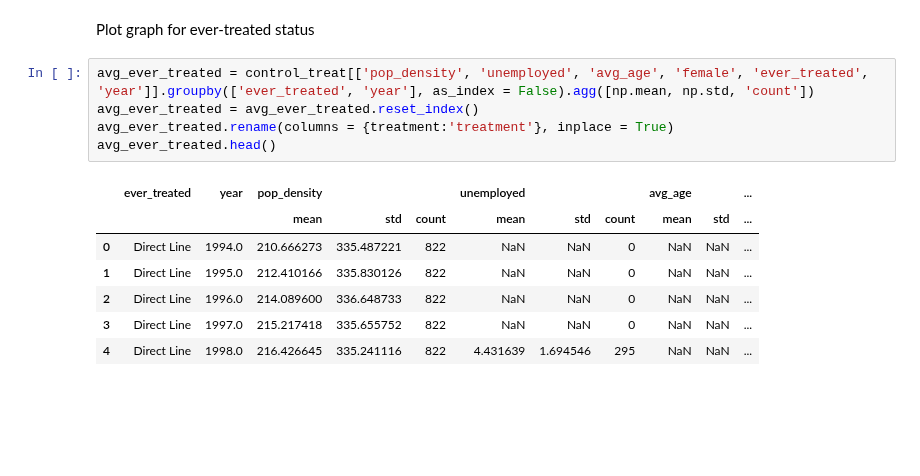
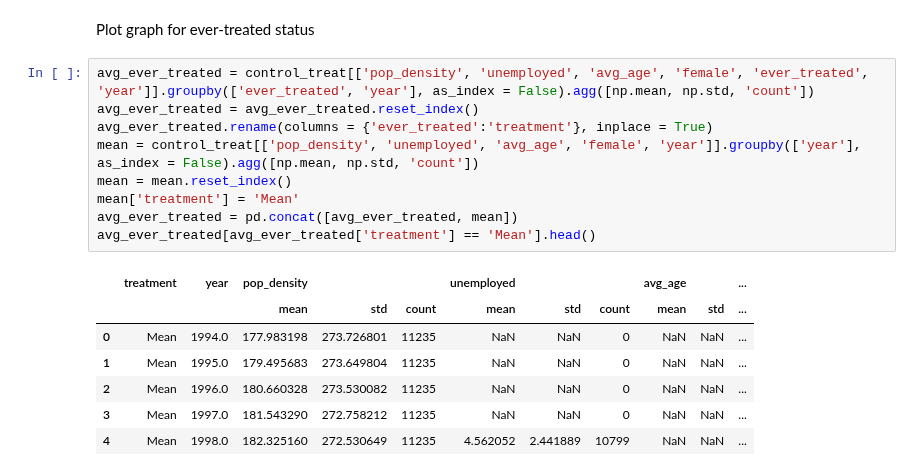
Before and after one commit to jan-schaeffer/powerlinemonsters, a Jupyter notebook: controls_eda.ipynb, the cells around one changed output. Saved outputs shown, nothing was run; the diff lists cells and outputs as text; blank space fills up the shorter version.

```diff
--- a/controls_eda.ipynb
+++ b/controls_eda.ipynb
@@ -116,14 +124,18 @@ Plot graph for ever-treated status
 # %%
 avg_ever_treated = control_treat[['pop_density', 'unemployed', 'avg_age', 'female', 'ever_treated', 'year']].groupby(['ever_treated', 'year'], as_index = False).agg([np.mean, np.std, 'count'])
 avg_ever_treated = avg_ever_treated.reset_index()
-avg_ever_treated.rename(columns = {treatment:'treatment'}, inplace = True)
-avg_ever_treated.head()
+avg_ever_treated.rename(columns = {'ever_treated':'treatment'}, inplace = True)
+mean = control_treat[['pop_density', 'unemployed', 'avg_age', 'female', 'year']].groupby(['year'], as_index = False).agg([np.mean, np.std, 'count'])
+mean = mean.reset_index()
+mean['treatment'] = 'Mean'
+avg_ever_treated = pd.concat([avg_ever_treated, mean])
+avg_ever_treated[avg_ever_treated['treatment'] == 'Mean'].head()
 # %% [output]
-|  | ever_treated | year | pop_density |  |  | unemployed |  |  | avg_age |  | ... |
+|  | treatment | year | pop_density |  |  | unemployed |  |  | avg_age |  | ... |
 |  |  |  | mean | std | count | mean | std | count | mean | std | ... |
-| 0 | Direct Line | 1994.0 | 210.666273 | 335.487221 | 822 | NaN | NaN | 0 | NaN | NaN | ... |
-| 1 | Direct Line | 1995.0 | 212.410166 | 335.830126 | 822 | NaN | NaN | 0 | NaN | NaN | ... |
-| 2 | Direct Line | 1996.0 | 214.089600 | 336.648733 | 822 | NaN | NaN | 0 | NaN | NaN | ... |
-| 3 | Direct Line | 1997.0 | 215.217418 | 335.655752 | 822 | NaN | NaN | 0 | NaN | NaN | ... |
-| 4 | Direct Line | 1998.0 | 216.426645 | 335.241116 | 822 | 4.431639 | 1.694546 | 295 | NaN | NaN | ... |
+| 0 | Mean | 1994.0 | 177.983198 | 273.726801 | 11235 | NaN | NaN | 0 | NaN | NaN | ... |
+| 1 | Mean | 1995.0 | 179.495683 | 273.649804 | 11235 | NaN | NaN | 0 | NaN | NaN | ... |
+| 2 | Mean | 1996.0 | 180.660328 | 273.530082 | 11235 | NaN | NaN | 0 | NaN | NaN | ... |
+| 3 | Mean | 1997.0 | 181.543290 | 272.758212 | 11235 | NaN | NaN | 0 | NaN | NaN | ... |
+| 4 | Mean | 1998.0 | 182.325160 | 272.530649 | 11235 | 4.562052 | 2.441889 | 10799 | NaN | NaN | ... |
 # %%
```
Also changed, not shown: parts of 10 cells of this notebook.
